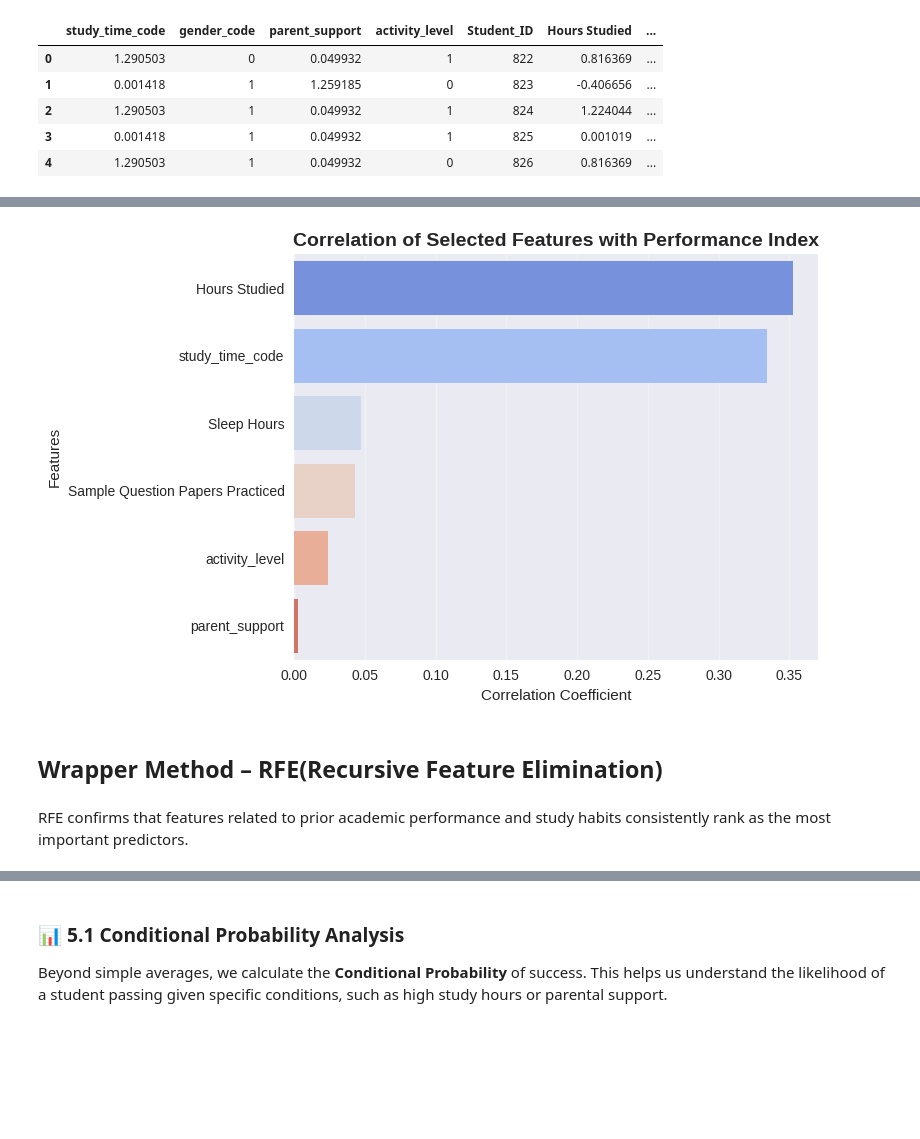
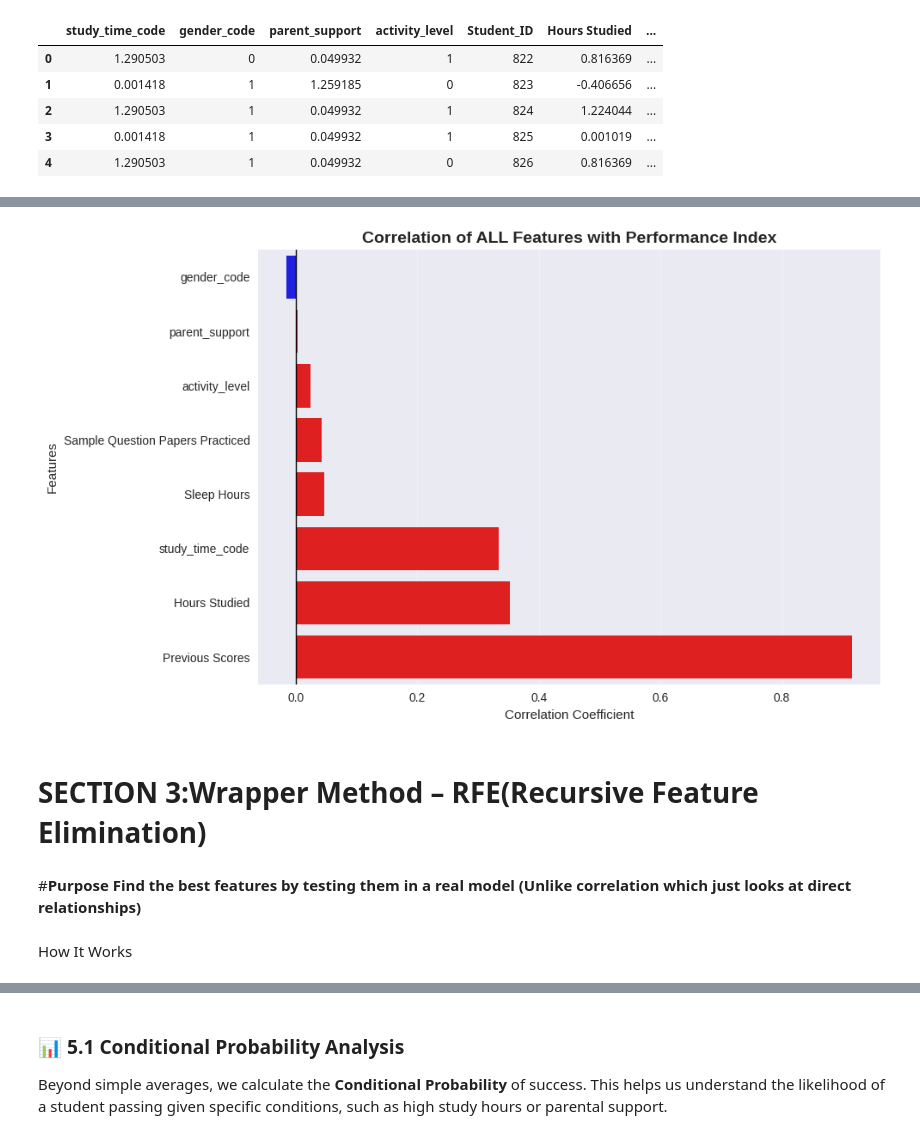
Before and after one commit to MariamMohamed20/Student_Performance_Analysis, a Jupyter notebook: Student_Performance_Analysis_.ipynb, the cells around one changed output, grey strips where cells are left out. Drawn from its saved outputs; the diff is of its cells as text; code cells hidden in the pictures; blank space fills up the shorter version.

```diff
--- a/Student_Performance_Analysis_.ipynb
+++ b/Student_Performance_Analysis_.ipynb
@@ -19,7 +19,7 @@ from sklearn.feature_selection import mutual_info_regression, mutual_info_classi
 #Loading the Dataset
 Load the student dataset and display the first few rows to understand the structure of the data.
 # %%
-data = pd.read_csv('/content/Data.csv')
+data = pd.read_csv('/Data analysis progect dataset.csv')
 df=pd.DataFrame(data)
 df.head()
 # %% [output]
@@ -1742,0 +1777,32 @@ dtype: float64
+# %%
+print("\n" + "=" * 80)
+print("SECTION 2: CORRELATION-BASED FEATURE SELECTION")
+print("=" * 80)
+
+# Calculate correlation coefficients with target
+correlation = X.corr(method='pearson').loc[:, target] if target in X.columns else X.corrwith(y)
+
+# Handle case where target might be in X
+if isinstance(correlation, pd.Series) and target in correlation.index:
+    correlation = correlation.drop(target)
+
+# Sort by absolute correlation value
+correlation = correlation.sort_values(ascending=False, key=abs)
+
+# Display results with interpretation
+print("\nCORRELATION WITH PERFORMANCE INDEX:")
+print("-" * 80)
+for feature, corr_val in correlation.items():
+    # Categorize correlation strength
+    if abs(corr_val) > 0.7:
+        strength = "🔴 VERY STRONG"
+    elif abs(corr_val) > 0.5:
+        strength = "🟠 STRONG"
+    elif abs(corr_val) > 0.3:
+        strength = "🟡 MODERATE"
+    else:
+        strength = "🟢 WEAK"
+
+    print(f"{feature:.<40} {corr_val:>8.4f}  {strength}")
+
+print("-" * 80)
@@ -1743,15 +1825,21 @@ dtype: float64
 # %%
-plt.figure(figsize=(8,5))
-sns.barplot(x=correlation.values, y=correlation.index, palette='coolwarm')
-plt.title('Correlation of Selected Features with Performance Index', fontsize=14, fontweight='bold')
+# Visualize correlations
+plt.figure(figsize=(10, 6))
+correlation_sorted = correlation.sort_values()
+colors = ['red' if x > 0 else 'blue' for x in correlation_sorted.values]
+sns.barplot(x=correlation_sorted.values, y=correlation_sorted.index, palette=colors)
+plt.title('Correlation of ALL Features with Performance Index', fontsize=14, fontweight='bold')
 plt.xlabel('Correlation Coefficient')
 plt.ylabel('Features')
+plt.axvline(x=0, color='black', linestyle='-', linewidth=1)
 plt.grid(axis='x', alpha=0.3)
 plt.tight_layout()
 plt.show()
 # %% [output]
-[figure, old version]
+[figure, new version]
 # %% [markdown]
-## **Wrapper Method – RFE(Recursive Feature Elimination)**
+# **SECTION 3:Wrapper Method – RFE(Recursive Feature Elimination)**
-# %% [markdown]
-RFE confirms that features related to prior academic performance and study habits consistently rank as the most important predictors.
+# %% [markdown]
+#**Purpose Find the best features by testing them in a real model (Unlike correlation which just looks at direct relationships)**
+# %% [markdown]
+How It Works
```
Also changed, not shown: parts of 55 cells of this notebook.
